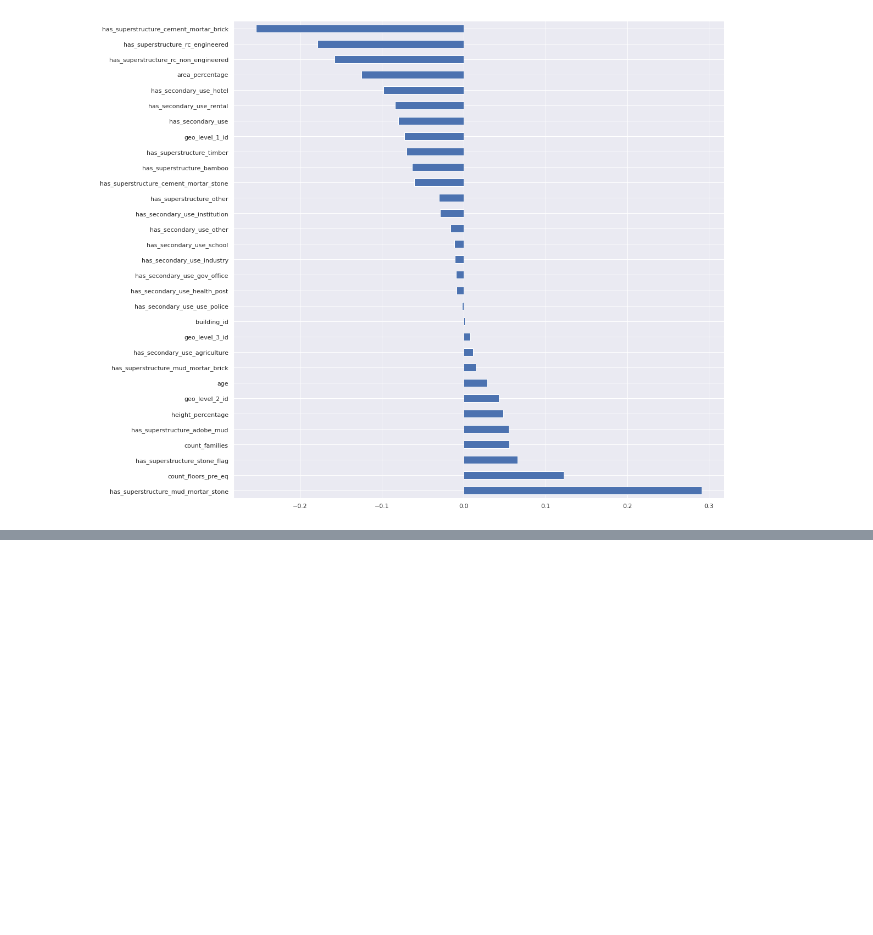
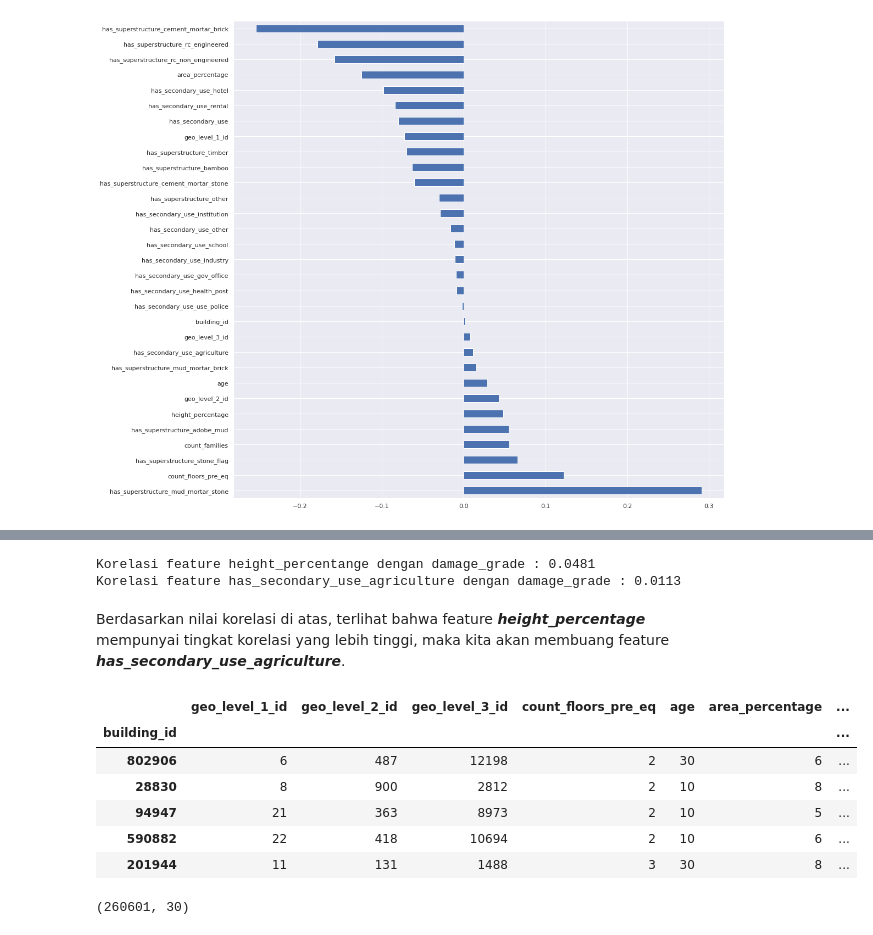
Before and after one commit to ReynaraEzra/Richter-Earthquake-Prediction, a Jupyter notebook: Richter_Prediction_Part2.ipynb, the cells around one changed output, grey strips where cells are left out. Cells and saved outputs as stored; diff of their text form; code cells hidden in the pictures; blank space fills up the shorter version.

```diff
--- a/Richter_Prediction_Part2.ipynb
+++ b/Richter_Prediction_Part2.ipynb
@@ -74,3 +99,6 @@ corr_matrix['damage_grade'].drop('damage_grade').sort_values(ascending=False).pl
 plt.show()
 # %% [output]
 [figure]
+# %%
+df = train.copy()
+df = df.set_index('building_id')
@@ -76,0 +114,18 @@ plt.show()
+# %%
+print('Korelasi feature height_percentange dengan damage_grade : {:.4f}'.format(target_corr_matrix['height_percentage']))
+print('Korelasi feature has_secondary_use_agriculture dengan damage_grade : {:.4f}'.format(target_corr_matrix['has_secondary_use_agriculture']))
+# %% [output]
+Korelasi feature height_percentange dengan damage_grade : 0.0481
+Korelasi feature has_secondary_use_agriculture dengan damage_grade : 0.0113
+# %% [markdown]
+Berdasarkan nilai korelasi di atas, terlihat bahwa feature ***height_percentage*** mempunyai tingkat korelasi yang lebih tinggi, maka kita akan membuang feature ***has_secondary_use_agriculture***.
+# %%
+df_num.head()
+# %% [output]
+|  | geo_level_1_id | geo_level_2_id | geo_level_3_id | count_floors_pre_eq | age | area_percentage | ... |
+| building_id |  |  |  |  |  |  | ... |
+| 802906 | 6 | 487 | 12198 | 2 | 30 | 6 | ... |
+| 28830 | 8 | 900 | 2812 | 2 | 10 | 8 | ... |
+| 94947 | 21 | 363 | 8973 | 2 | 10 | 5 | ... |
+| 590882 | 22 | 418 | 10694 | 2 | 10 | 6 | ... |
+| 201944 | 11 | 131 | 1488 | 3 | 30 | 8 | ... |
@@ -76,0 +134,4 @@ plt.show()
+# %%
+df_num.shape
+# %% [output]
+(260601, 30)
```
Also changed, not shown: parts of 29 cells of this notebook.
